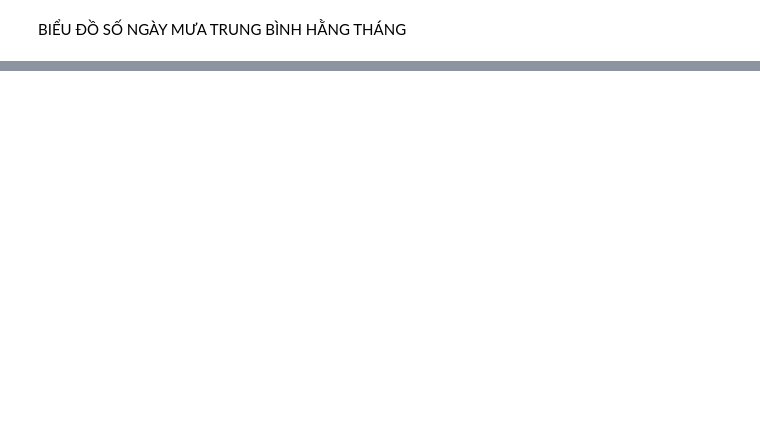
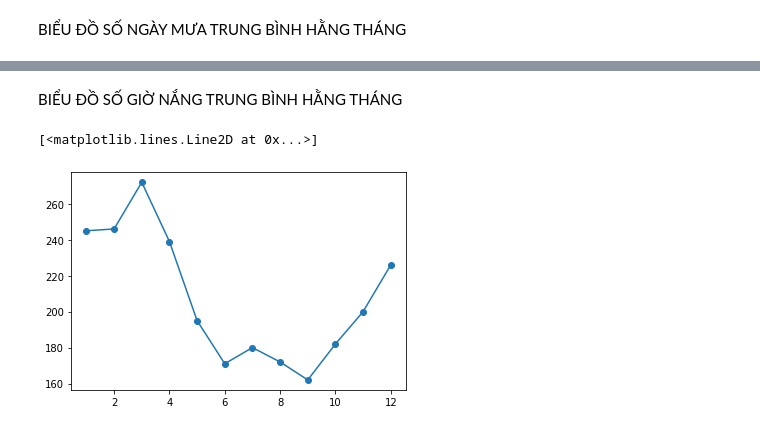
Before and after one commit to anhhuy1010/THUC_HANH_TOAN_CAO_CAP, a Jupyter notebook: Untitled2.ipynb, the cells around one changed output, grey strips where cells are left out. Saved outputs shown, nothing was run; the diff lists cells and outputs as text; code cells hidden in the pictures; blank space fills up the shorter version.

```diff
--- a/Untitled2.ipynb
+++ b/Untitled2.ipynb
@@ -164,0 +166,10 @@ ValueError: ignored
+# %% [markdown]
+BIỂU ĐỒ SỐ GIỜ NẮNG TRUNG BÌNH HẰNG THÁNG
+# %%
+x_thang = [1,2,3,4,5,6,7,8,9,10,11,12]
+y_gionang = [245,246,272,239,195,171,180,172,162,182,200,226]
+from pylab import plot, show
+plot(x_thang, y_gionang, marker='o')
+# %% [output]
+[<matplotlib.lines.Line2D at 0x...>]
+[figure, added]
```
Also changed, not shown: parts of 2 cells of this notebook.
